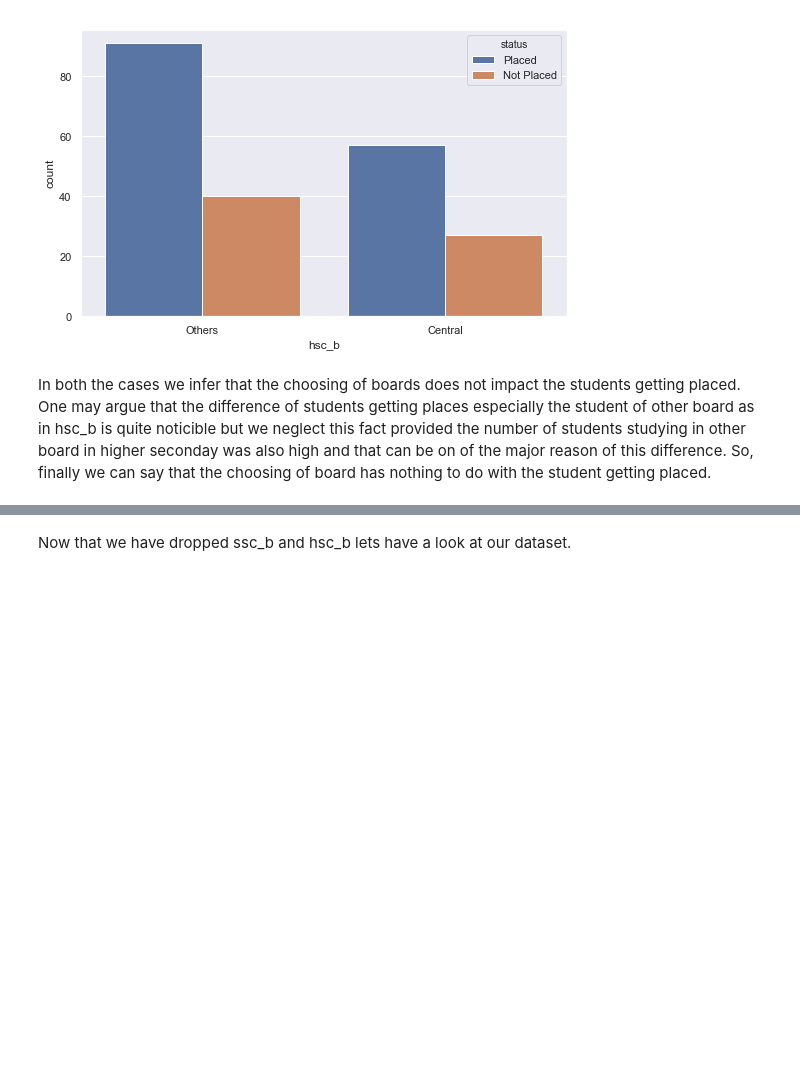
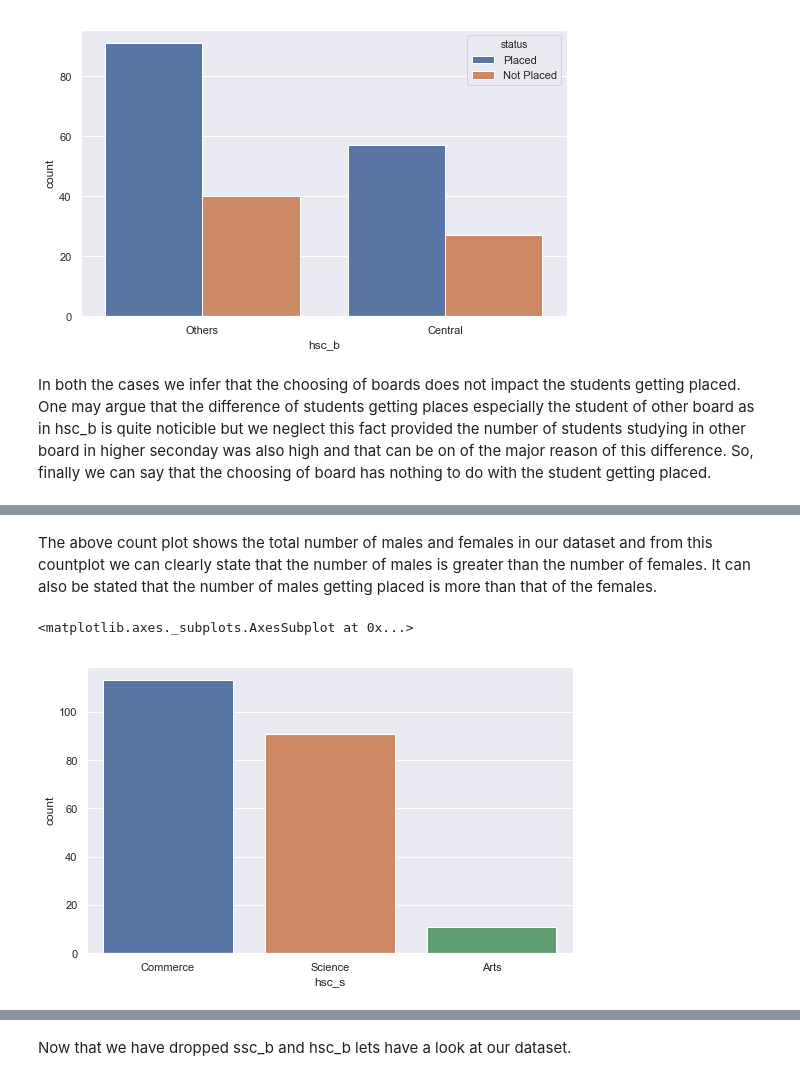
Before and after one commit to Ayush-Khamrui/Campus-Recruitment, a Jupyter notebook: main.ipynb, the cells around one changed output, grey strips where cells are left out. Saved outputs shown, nothing was run; the diff lists cells and outputs as text; code cells hidden in the pictures; blank space fills up the shorter version.

```diff
--- a/main.ipynb
+++ b/main.ipynb
@@ -105,0 +118,7 @@ So, finally we can say that the choosing of board has nothing to do with the stu
+# %% [markdown]
+The above count plot shows the total number of males and females in our dataset and from this countplot we can clearly state that the number of males is greater than the number of females. It can also be stated that the number of males getting placed is more than that of the females.
+# %%
+sns.countplot("hsc_s", data = dataset)
+# %% [output]
+<matplotlib.axes._subplots.AxesSubplot at 0x...>
+[figure, added]
```
Also changed, not shown: parts of 34 cells of this notebook.
